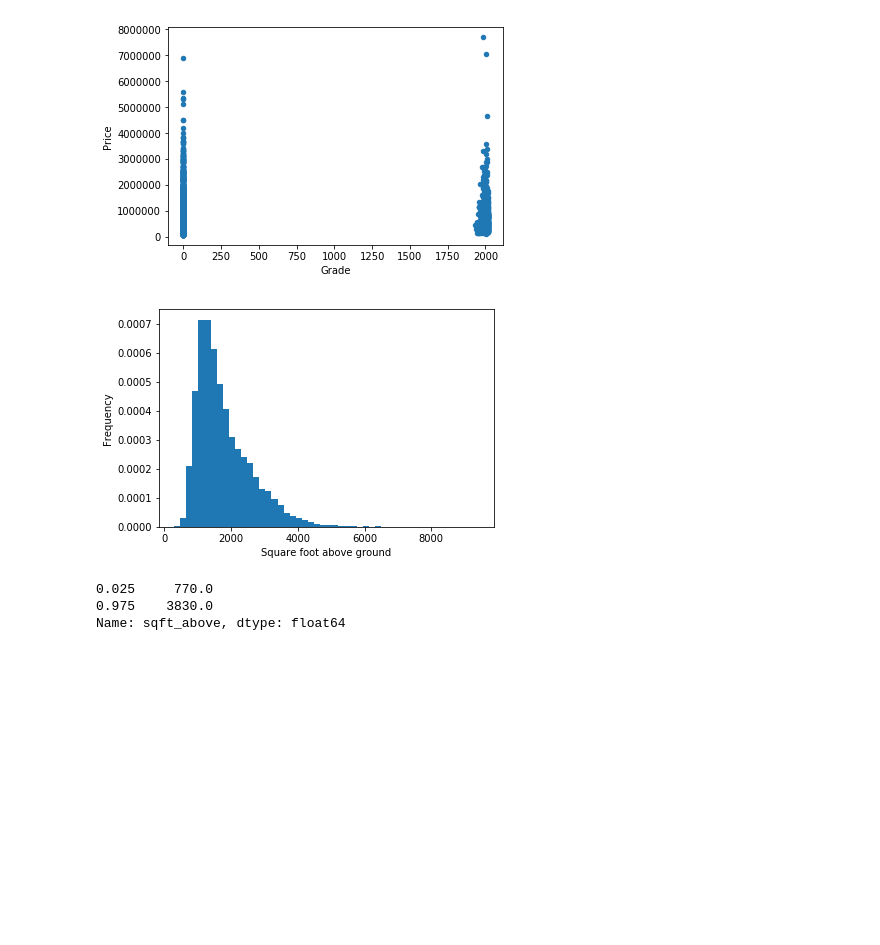
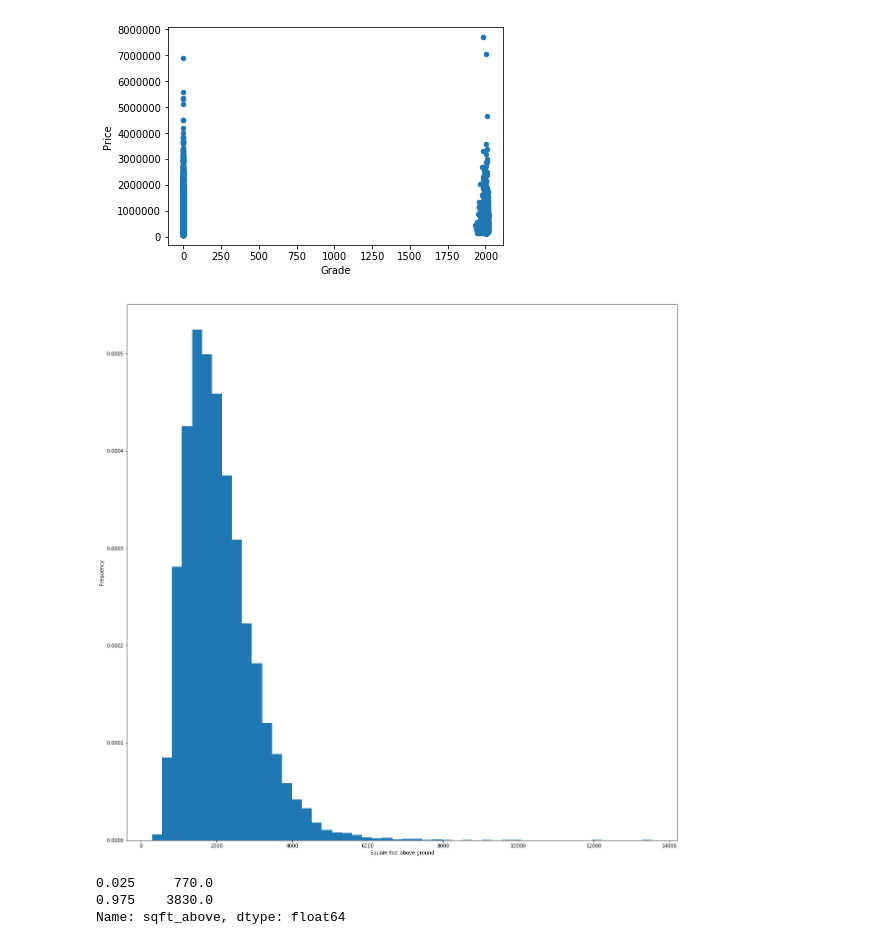
Before and after one commit to wmeints/azuremeetup-machinelearning, a Jupyter notebook: challenge-2/solutions/Data analysis.ipynb, the cells around one changed output. Cells and saved outputs as stored; diff of their text form; code cells hidden in the pictures; blank space fills up the shorter version.

```diff
--- a/challenge-2/solutions/Data analysis.ipynb
+++ b/challenge-2/solutions/Data analysis.ipynb
@@ -79,11 +79,11 @@ plt.show()
 # %% [output]
 [figure]
 # %%
-df['sqft_above'].plot.hist(bins=50, normed=True)
+df['sqft_living'].plot.hist(bins=50, normed=True)
 plt.xlabel('Square foot above ground')
 plt.show()
 # %% [output]
-[figure, old version]
+[figure, new version]
 # %%
 df['sqft_above'].quantile([0.025, 0.975])
 # %% [output]
```
Also changed, not shown: parts of 3 cells of this notebook, 1 other file.
